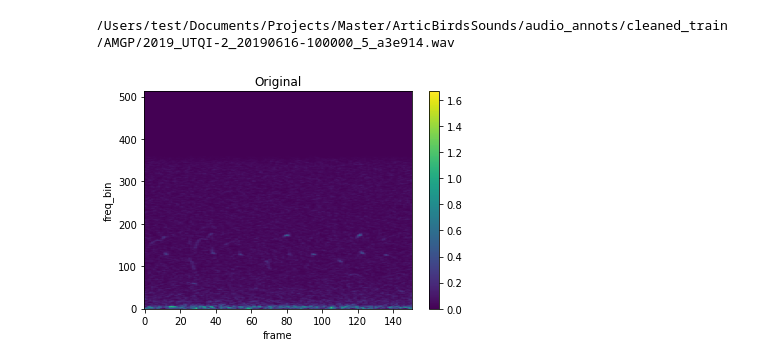
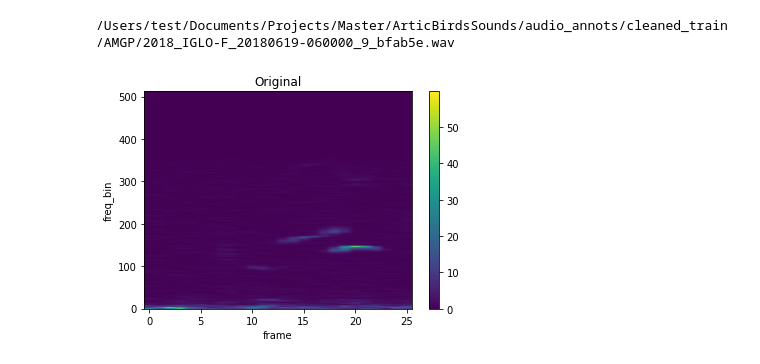
Before and after one commit to ixobert/birds-generation, a Jupyter notebook: src/notebooks/specaug.ipynb, the cells around one changed output. Cells and saved outputs as stored; diff of their text form; code cells hidden in the pictures.

Commit message:
Artic Training ECOGEN Augs and specaug

```diff
--- a/src/notebooks/specaug.ipynb
+++ b/src/notebooks/specaug.ipynb
@@ -72,20 +72,20 @@ def _custom_collate(batch_):
     return input, label, filepath
 # %%
 # sample_file = glob.glob("/Users/test/Documents/Projects/Master/birds-generation/data/cleaned_train/Erirub_song/*.wav")[0]
-sample_file = glob.glob("/Users/test/Documents/Projects/Master/ArticBirdsSounds/audio_annots/cleaned_train/AMGP/*.wav")[5]
+sample_file = glob.glob("/Users/test/Documents/Projects/Master/ArticBirdsSounds/audio_annots/cleaned_train/AMGP/*.wav")[0]
 # audio_spec = np.load(sample_file)
 
 
 audio_file =  os.path.splitext(sample_file)[0]+".wav"
 print(audio_file)
 assert os.path.isfile(audio_file), (audio_file, sample_file)
 # audio, sr = torchaudio.load(audio_file)
 audio, sr = AudioDataset._get_sample(path=audio_file, resample=22050)
 spec = get_spectrogram(audio, n_fft=1024, win_length=1024, hop_length=256, center=True, pad_mode="reflect", power=1.0)
 plot_spectrogram(spec[0], title="Original")
 # %% [output]
-/Users/test/Documents/Projects/Master/ArticBirdsSounds/audio_annots/cleaned_train/AMGP/2019_UTQI-2_20190616-100000_5_a3e914.wav
+/Users/test/Documents/Projects/Master/ArticBirdsSounds/audio_annots/cleaned_train/AMGP/2018_IGLO-F_20180619-060000_9_bfab5e.wav
-[figure, old version]
+[figure, new version]
 # %%
 class AddGaussianNoise(object):
     def __init__(self, mean=0., std=1., p=0.5):
```
Also changed, not shown: 1 other file.
